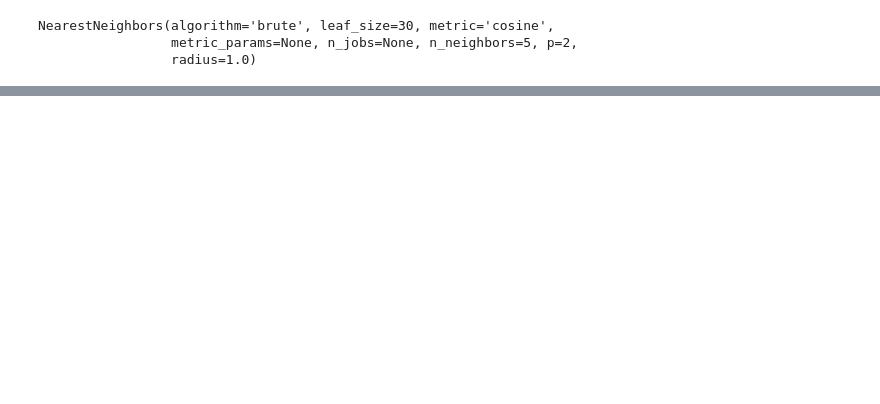
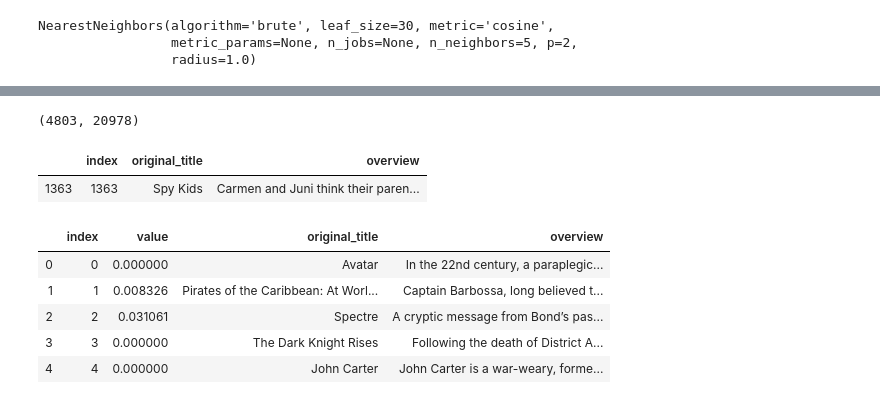
Before and after one commit to soumyajit4419/Movie_Recommender_System, a Jupyter notebook: Movie_recommender_system.ipynb, the cells around one changed output, grey strips where cells are left out. Drawn from its saved outputs; the diff is of its cells as text; code cells hidden in the pictures; blank space fills up the shorter version.

```diff
--- a/Movie_recommender_system.ipynb
+++ b/Movie_recommender_system.ipynb
@@ -207,0 +312,4 @@ Unzipped (1995) 0.4670519599009879
+# %%
+tf_mat.shape
+# %% [output]
+(4803, 20978)
@@ -207,0 +318,28 @@ Unzipped (1995) 0.4670519599009879
+# %%
+cosine_sim = cosine_similarity(tf_mat)
+# %%
+df1[df1['original_title']=='Spy Kids']
+# %% [output]
+|  | index | original_title | overview |
+| 1363 | 1363 | Spy Kids | Carmen and Juni think their paren... |
+# %%
+similar=cosine_sim[1363].tolist()
+# %%
+ind=[]
+val=[]
+for i in range(len(similar)):
+    ind.append(i)
+    val.append(similar[i])
+# %%
+dic={'index':ind,'value':val}
+rec_df=pd.DataFrame(dic)
+# %%
+rec=rec_df.merge(df1,on='index')
+rec.head()
+# %% [output]
+|  | index | value | original_title | overview |
+| 0 | 0 | 0.000000 | Avatar | In the 22nd century, a paraplegic... |
+| 1 | 1 | 0.008326 | Pirates of the Caribbean: At Worl... | Captain Barbossa, long believed t... |
+| 2 | 2 | 0.031061 | Spectre | A cryptic message from Bond’s pas... |
+| 3 | 3 | 0.000000 | The Dark Knight Rises | Following the death of District A... |
+| 4 | 4 | 0.000000 | John Carter | John Carter is a war-weary, forme... |
```
Also changed, not shown: parts of 21 cells of this notebook, 1 other file.
